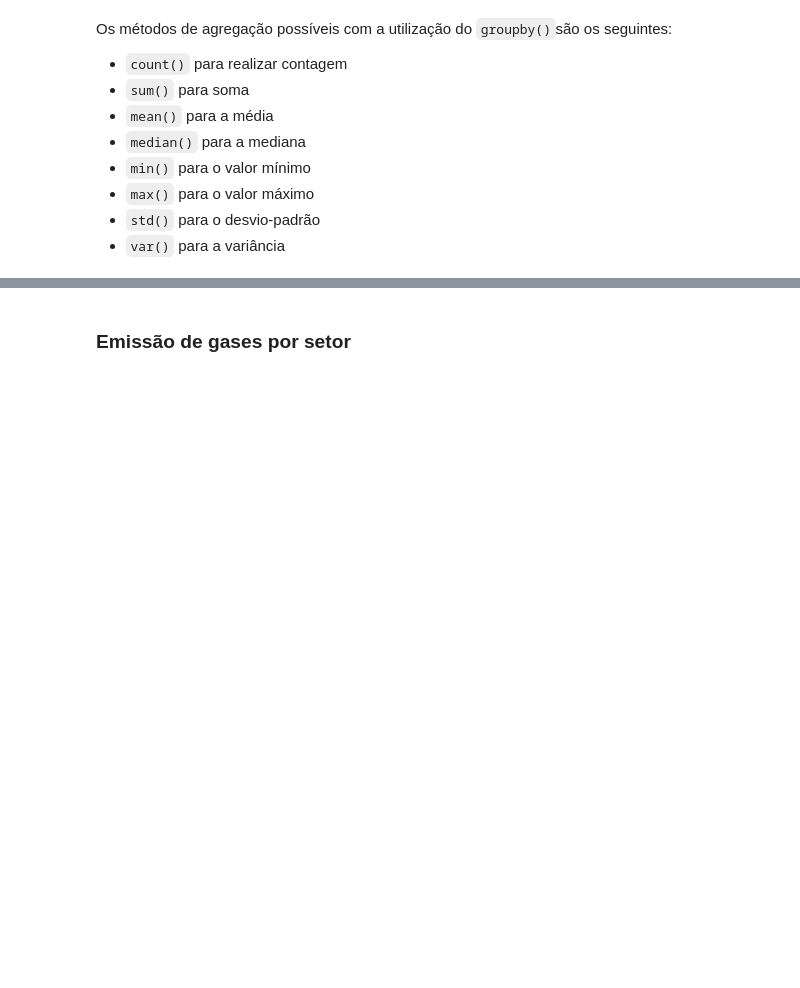
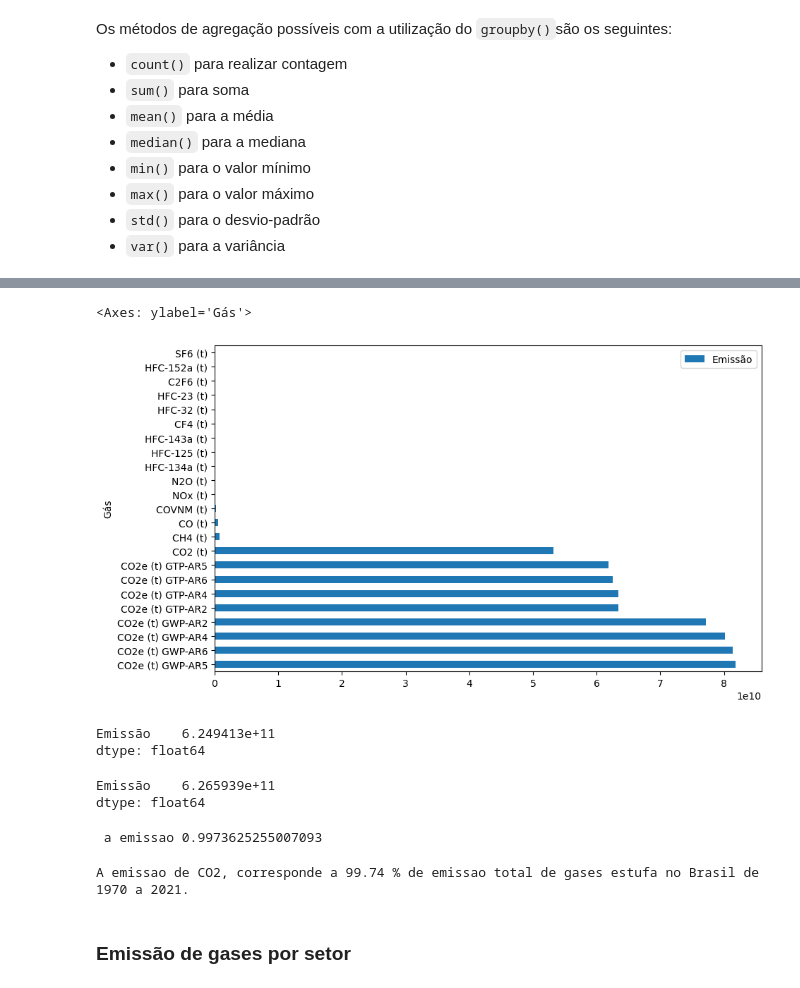
Before and after one commit to silvaBreno/alura-python-datascience, a Jupyter notebook: 7 - pandas_selecao_e_agrupamento.ipynb, the cells around one changed output, grey strips where cells are left out. Saved outputs shown, nothing was run; the diff lists cells and outputs as text; code cells hidden in the pictures; blank space fills up the shorter version.

```diff
--- a/7 - pandas_selecao_e_agrupamento.ipynb
+++ b/7 - pandas_selecao_e_agrupamento.ipynb
@@ -190,0 +198,3 @@ Para realizar as agregações nos dados de emissão, é necessário que a base d
+# %%
+colunas_info = list(emissoes_gases.loc[:,'Nível 1 - Setor':'Produto'].columns)
+colunas_info
@@ -190,0 +221,3 @@ Para realizar as agregações nos dados de emissão, é necessário que a base d
+# %%
+colunas_emissao = list(emissoes_gases.loc[:,1970:2021].columns)
+colunas_emissao
@@ -193,3 +264,5 @@ Para realizar a transformação do DataFrame, utilizamos o método [`melt()`](ht
+# %%
+emissoes_por_ano = emissoes_gases.melt(id_vars = colunas_info, value_vars = colunas_emissao, var_name = 'Ano', value_name = 'Emissão')
 # %% [markdown]
 ### Análise dos gases
 # %% [markdown]
@@ -208,0 +348,3 @@ Os métodos de agregação possíveis com a utilização do `groupby()`são os s
+# %%
+emissoes_por_gas = emissoes_por_ano.groupby('Gás')[['Emissão']].sum().sort_values('Emissão', ascending=False)
+emissoes_por_gas
@@ -209,3 +370,28 @@ Os métodos de agregação possíveis com a utilização do `groupby()`são os s
+# %%
+emissoes_por_gas.plot(kind='barh', figsize=(10,6))
+# %% [output]
+<Axes: ylabel='Gás'>
+[figure, added]
+# %%
+# aqui vou selecionar todas as emissoes de gas CO2, com a intencao de verificar qual a concentracao em relacao aos outros gases.
+# vou utilizar o metodo iloc da posicao 0 ate a posicao 9 (lembrando que é 9 por nao entra na contagem). Se for verificar seria apenas da posicao 0 a 8.
+emissoes_por_gas.iloc[0:9].sum()
+# %% [output]
+Emissão    6.249413e+11
+dtype: float64
+# %%
+emissoes_por_gas.sum()
+# %% [output]
+Emissão    6.265939e+11
+dtype: float64
+# %%
+print(f' a emissao {float((emissoes_por_gas.iloc[0:9].sum()/emissoes_por_gas.sum()))}')
+# %% [output]
+ a emissao 0.9973625255007093
+# %%
+print(f'A emissao de CO2, corresponde a {float((emissoes_por_gas.iloc[0:9].sum()/emissoes_por_gas.sum()).iloc[0])*100:.2f} % de emissao total de gases estufa no Brasil de 1970 a 2021.')
+# %% [output]
+A emissao de CO2, corresponde a 99.74 % de emissao total de gases estufa no Brasil de 1970 a 2021.
 # %% [markdown]
 ### Emissão de gases por setor
 # %% [markdown]
```
Also changed, not shown: parts of 11 cells of this notebook, 3 other files.
